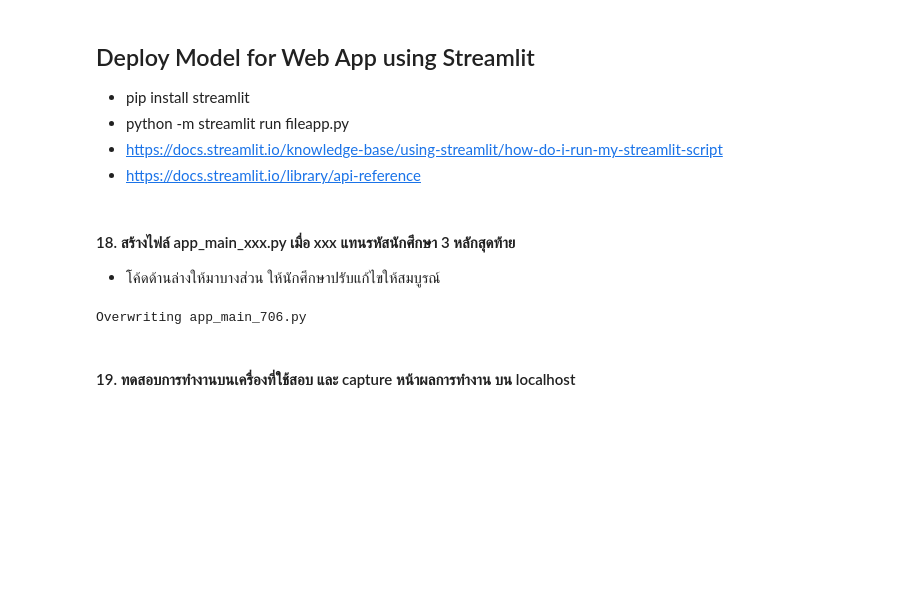
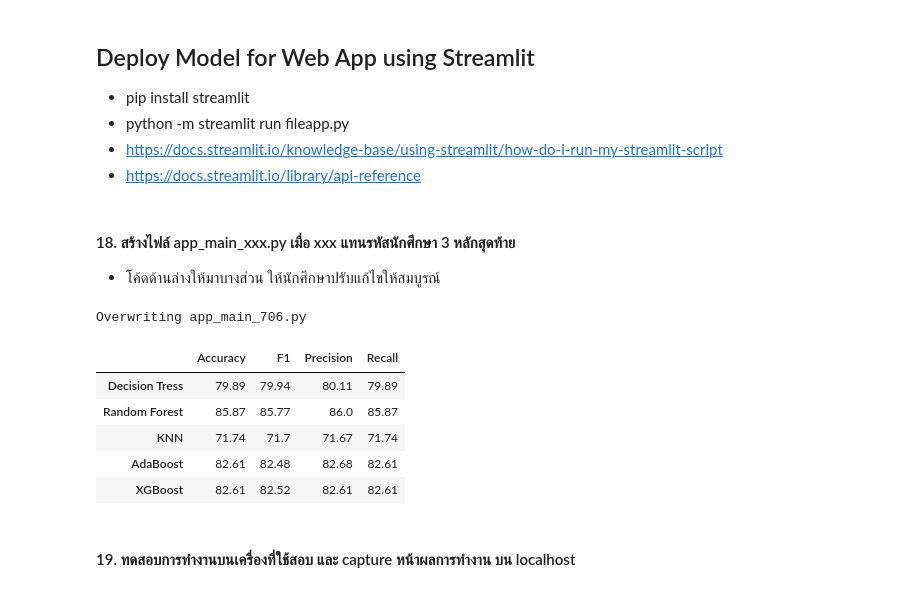
Before and after one commit to TanuTSure/sed698-lab, a Jupyter notebook: LabTest-706.ipynb, the cells around one changed output. Saved outputs shown, nothing was run; the diff lists cells and outputs as text; code cells hidden in the pictures; blank space fills up the shorter version.

```diff
--- a/LabTest-706.ipynb
+++ b/LabTest-706.ipynb
@@ -543,15 +531,21 @@ with tab2:
                y =  evaluations.loc['AdaBoost']),
         px.Bar(name = 'XGBoost',
                x = x,
-               y =  evaluations.loc['XGBoost']),
-        px.Bar(name = 'Ellipsis',
-               x = x,
-               y =  evaluations.loc['Ellipsis'])
+               y =  evaluations.loc['XGBoost'])
     ])
     st.plotly_chart(fig, use_container_width=True)
 
     st.dataframe(evaluations)
 # %% [output]
 Overwriting app_main_706.py
+# %%
+evaluations
+# %% [output]
+|  | Accuracy | F1 | Precision | Recall |
+| Decision Tress | 79.89 | 79.94 | 80.11 | 79.89 |
+| Random Forest | 85.87 | 85.77 | 86.0 | 85.87 |
+| KNN | 71.74 | 71.7 | 71.67 | 71.74 |
+| AdaBoost | 82.61 | 82.48 | 82.68 | 82.61 |
+| XGBoost | 82.61 | 82.52 | 82.61 | 82.61 |
 # %% [markdown]
 #### 19. ทดสอบการทำงานบนเครื่องที่ใช้สอบ และ capture หน้าผลการทำงาน บน localhost
```
Also changed, not shown: parts of 12 cells of this notebook, 3 other files.
